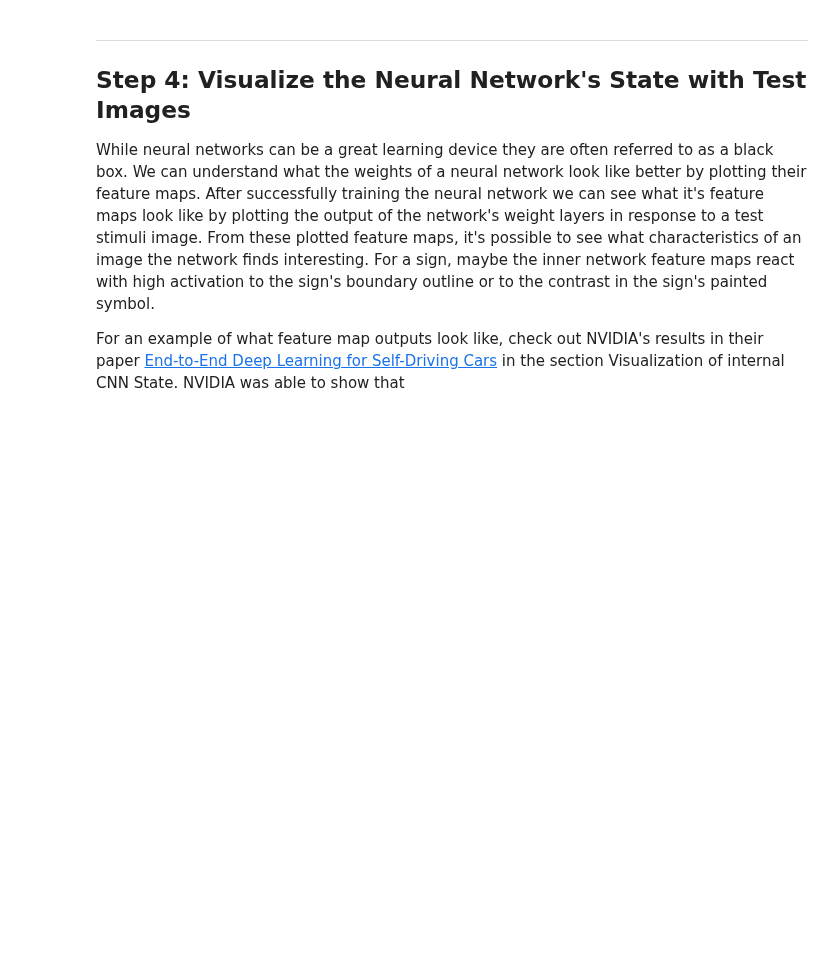
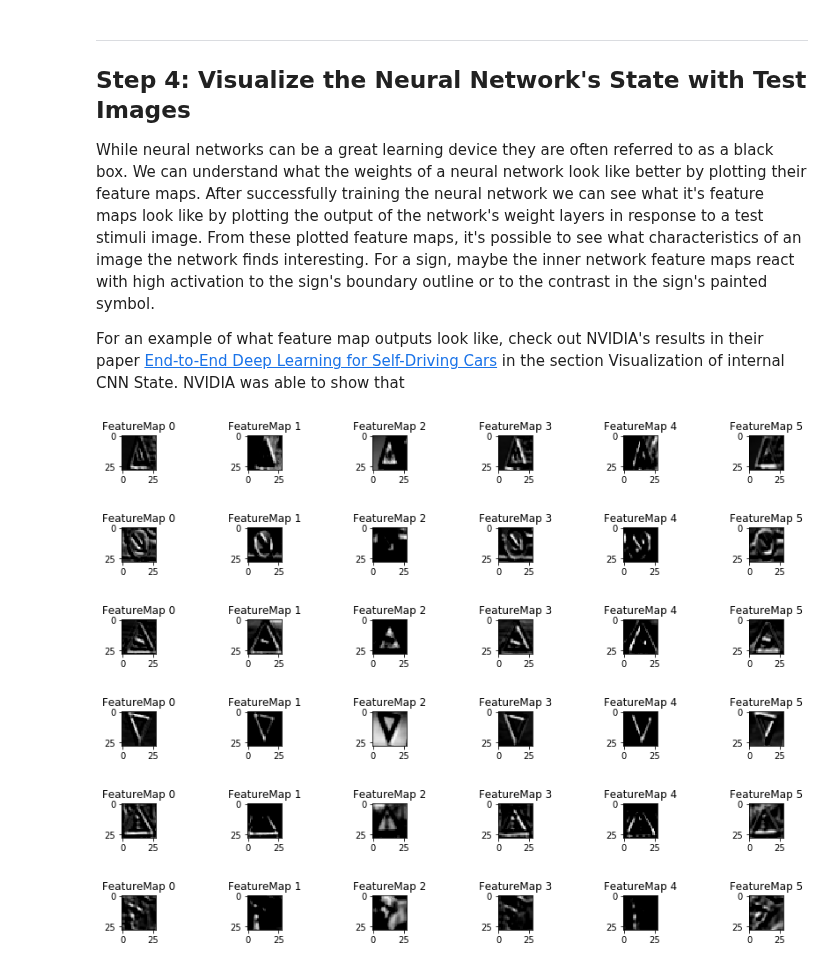
Before and after one commit to kamiarkordari/CarND-Traffic-Sign-Classifier, a Jupyter notebook: Traffic_Sign_Classifier.ipynb, the cells around one changed output. Drawn from its saved outputs; the diff is of its cells as text; code cells hidden in the pictures; blank space fills up the shorter version.

```diff
--- a/Traffic_Sign_Classifier.ipynb
+++ b/Traffic_Sign_Classifier.ipynb
@@ -480,11 +523,9 @@ def outputFeatureMap(image_input, layer_name, activation_min=-1, activation_max=
 
     featuremaps = activation.shape[3]
 
-#    plt.figure(plt_num, figsize=(20,5))
     plt.figure(plt_num, figsize=(20,5))
     for featuremap in range(featuremaps):
-#        plt.subplot(6,8, featuremap+1) # sets the number of feature maps to show on each row and column
-        plt.subplot(1,8, featuremap+1) # sets the number of feature maps to show on each row and column
+        plt.subplot(6,8, featuremap+1) # sets the number of feature maps to show on each row and column
         plt.title('FeatureMap ' + str(featuremap)) # displays the feature map number
         if activation_min != -1 & activation_max != -1:
             plt.imshow(activation[0,:,:, featuremap], interpolation="nearest", vmin =activation_min, vmax=activation_max, cmap="gray")
@@ -495,27 +536,38 @@ def outputFeatureMap(image_input, layer_name, activation_min=-1, activation_max=
         else:
             plt.imshow(activation[0,:,:, featuremap], interpolation="nearest", cmap="gray")
 # %%
+# outout of NN's first layer for sign #1 (Children Crossing)
 model.layers[0]._name='layer0'
 outputFeatureMap(X_new_test[0], 'layer0')
 
-plt.savefig('./output_images/first_layer_out_children.jpg')
+#plt.savefig('./output_images/first_layer_out_children.jpg')
+# %% [output]
+[figure, added]
 # %%
-model.layers[0]._name='layer0'
+# outout of NN's first layer for sign #2 (Keep Right)
 outputFeatureMap(X_new_test[1], 'layer0')
 
-plt.savefig('./output_images/first_layer_out_keep_right.jpg')
+#plt.savefig('./output_images/first_layer_out_keep_right.jpg')
+# %% [output]
+[figure, added]
 # %%
-model.layers[0]._name='layer0'
+# outout of NN's first layer for sign #3 (Slipper Road)
 outputFeatureMap(X_new_test[2], 'layer0')
 
-plt.savefig('./output_images/first_layer_out_slippery.jpg')
+#plt.savefig('./output_images/first_layer_out_slippery.jpg')
+# %% [output]
+[figure, added]
 # %%
-model.layers[0]._name='layer0'
+# outout of NN's first layer for sign #4 (Yield)
 outputFeatureMap(X_new_test[3], 'layer0')
 
-plt.savefig('./output_images/first_layer_out_yield.jpg')
+#plt.savefig('./output_images/first_layer_out_yield.jpg')
+# %% [output]
+[figure, added]
 # %%
-model.layers[0]._name='layer0'
+# outout of NN's first layer for sign #5 (Traffic Signals)
 outputFeatureMap(X_new_test[4], 'layer0')
 
-plt.savefig('./output_images/first_layer_out_signals.jpg')
+#plt.savefig('./output_images/first_layer_out_signals.jpg')
+# %% [output]
+[figure, added]
@@ -526 +574,8 @@ plt.savefig('./output_images/first_layer_out_not_a_sign.jpg')
+# %%
+# outout of NN's first layer for sign #6 (Not a sign - an image of a puppy)
+outputFeatureMap(X_new_test[5], 'layer0')
+
+#plt.savefig('./output_images/first_layer_out_not_a_sign.jpg')
+# %% [output]
+[figure, added]
 # %%
```
Also changed, not shown: parts of 20 cells of this notebook, 9 other files.
